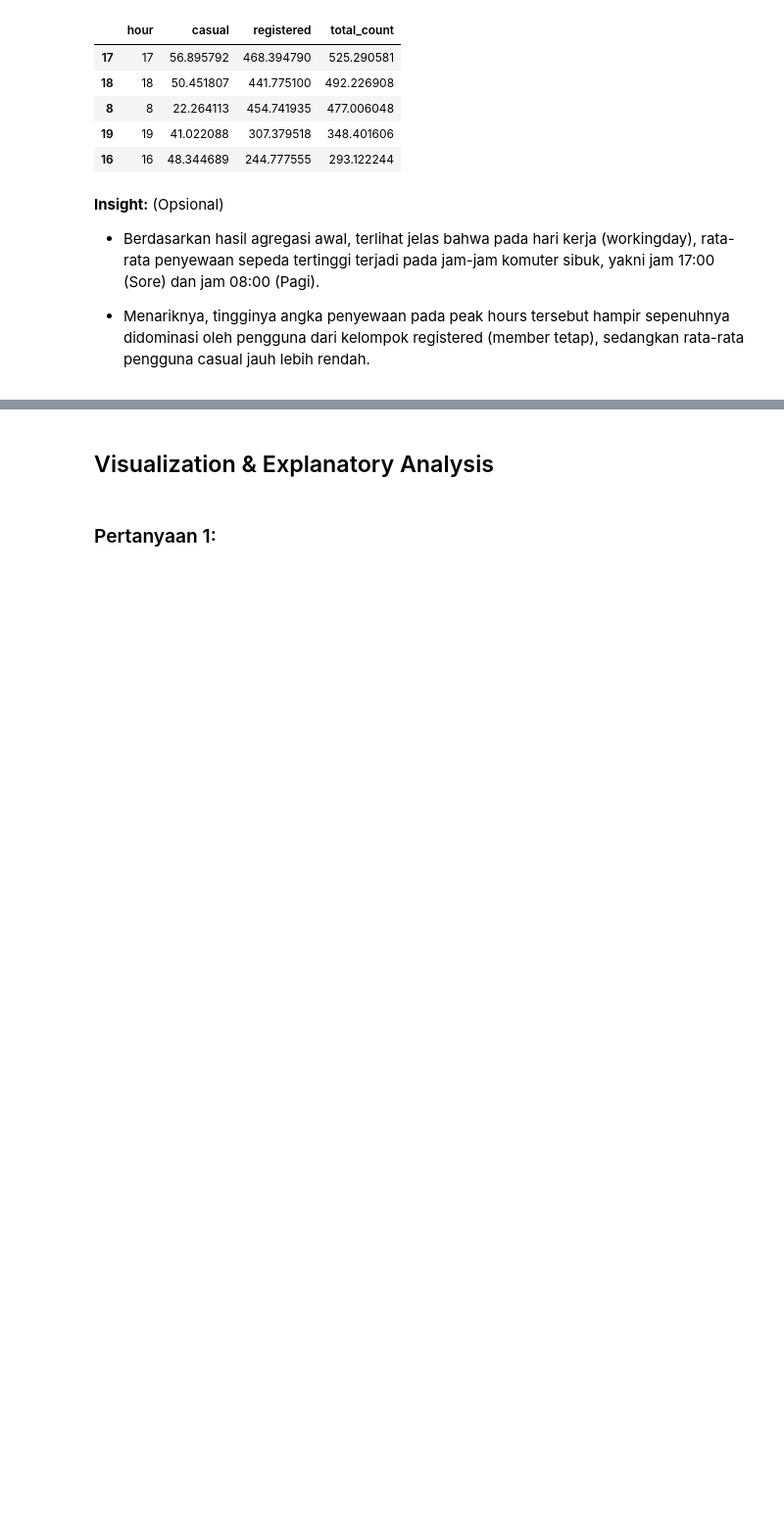
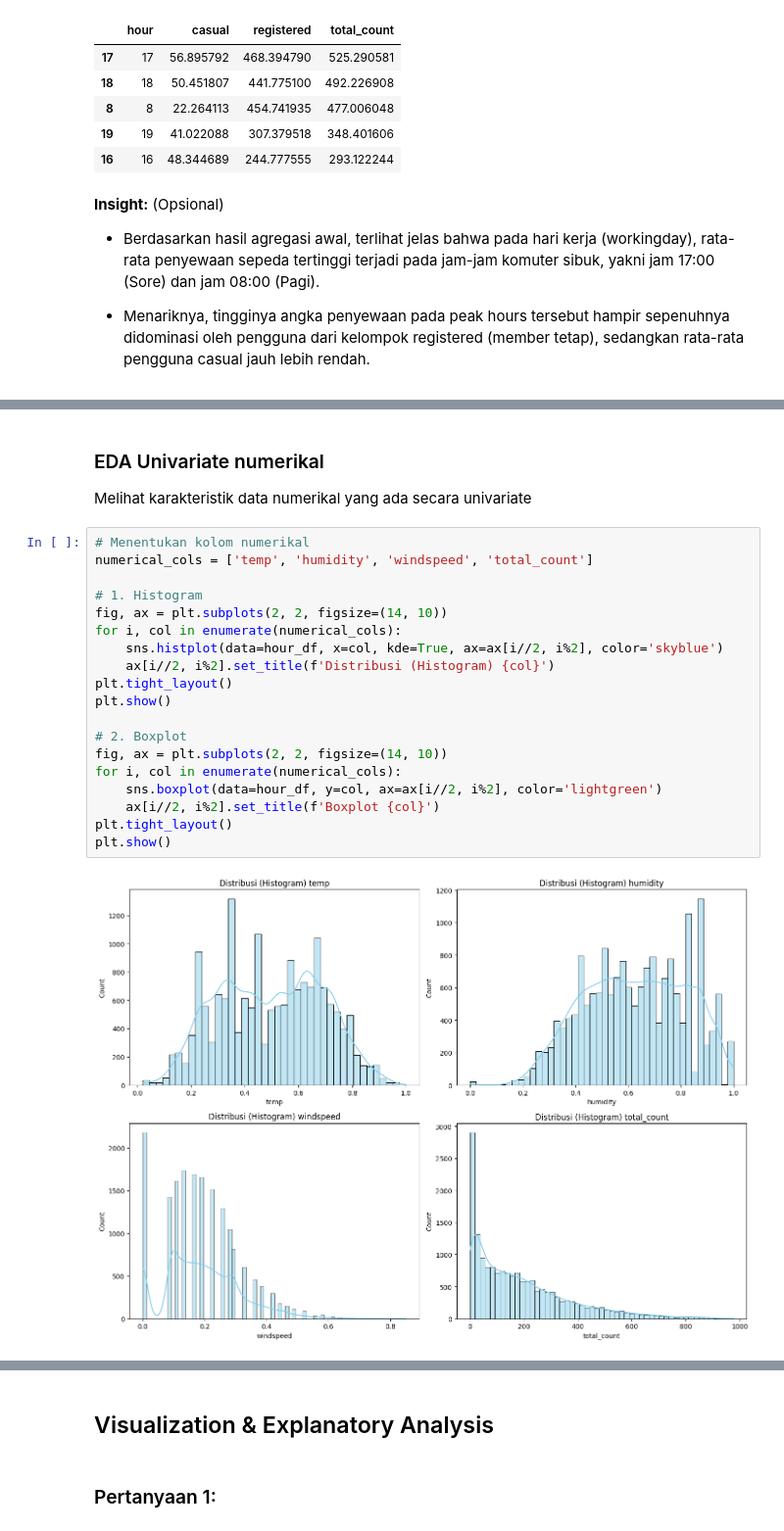
Before and after one commit to FarrellValentino/Bike-Sharing-Dashboard, a Jupyter notebook: Proyek_Analisis_Data_Farrell_Valentino_Wempie.ipynb, the cells around one changed output, grey strips where cells are left out. Shown at 98% size. Cells and saved outputs as stored; diff of their text form; blank space fills up the shorter version.

```diff
--- a/Proyek_Analisis_Data_Farrell_Valentino_Wempie.ipynb
+++ b/Proyek_Analisis_Data_Farrell_Valentino_Wempie.ipynb
@@ -205,0 +256,24 @@ display(workingday_hourly.sort_values(by='total_count', ascending=False).head())
+# %% [markdown]
+### EDA Univariate numerikal
+Melihat karakteristik data numerikal yang ada secara univariate
+# %%
+# Menentukan kolom numerikal
+numerical_cols = ['temp', 'humidity', 'windspeed', 'total_count']
+
+# 1. Histogram
+fig, ax = plt.subplots(2, 2, figsize=(14, 10))
+for i, col in enumerate(numerical_cols):
+    sns.histplot(data=hour_df, x=col, kde=True, ax=ax[i//2, i%2], color='skyblue')
+    ax[i//2, i%2].set_title(f'Distribusi (Histogram) {col}')
+plt.tight_layout()
+plt.show()
+
+# 2. Boxplot
+fig, ax = plt.subplots(2, 2, figsize=(14, 10))
+for i, col in enumerate(numerical_cols):
+    sns.boxplot(data=hour_df, y=col, ax=ax[i//2, i%2], color='lightgreen')
+    ax[i//2, i%2].set_title(f'Boxplot {col}')
+plt.tight_layout()
+plt.show()
+# %% [output]
+[figure, added]
```
Also changed, not shown: parts of 8 cells of this notebook.
